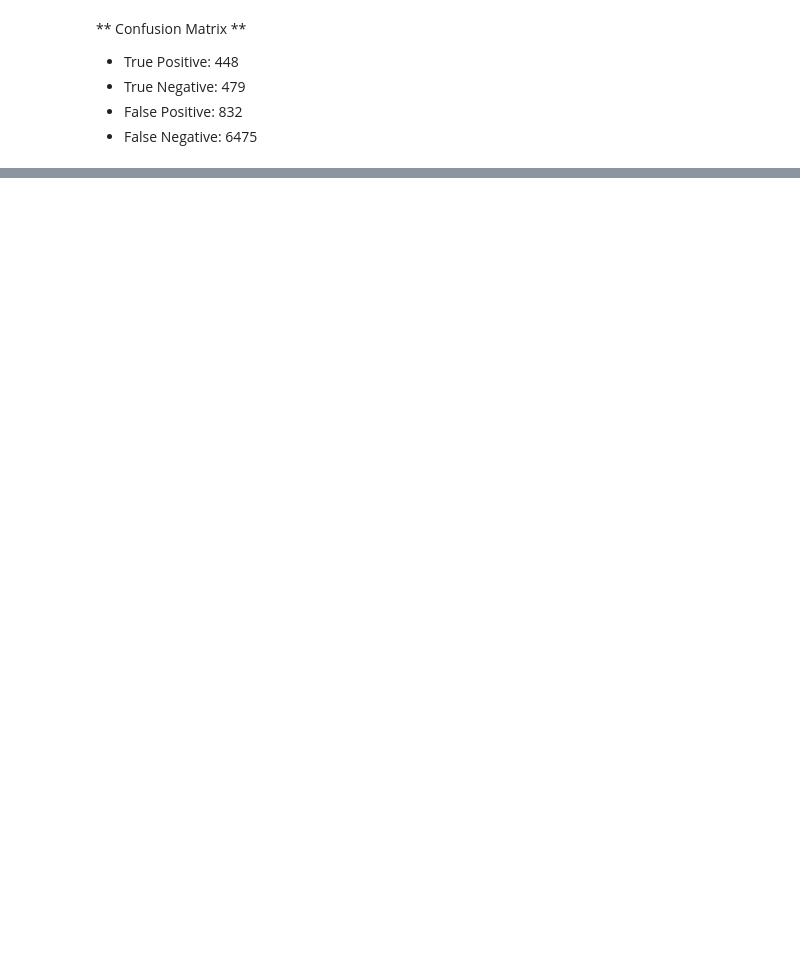
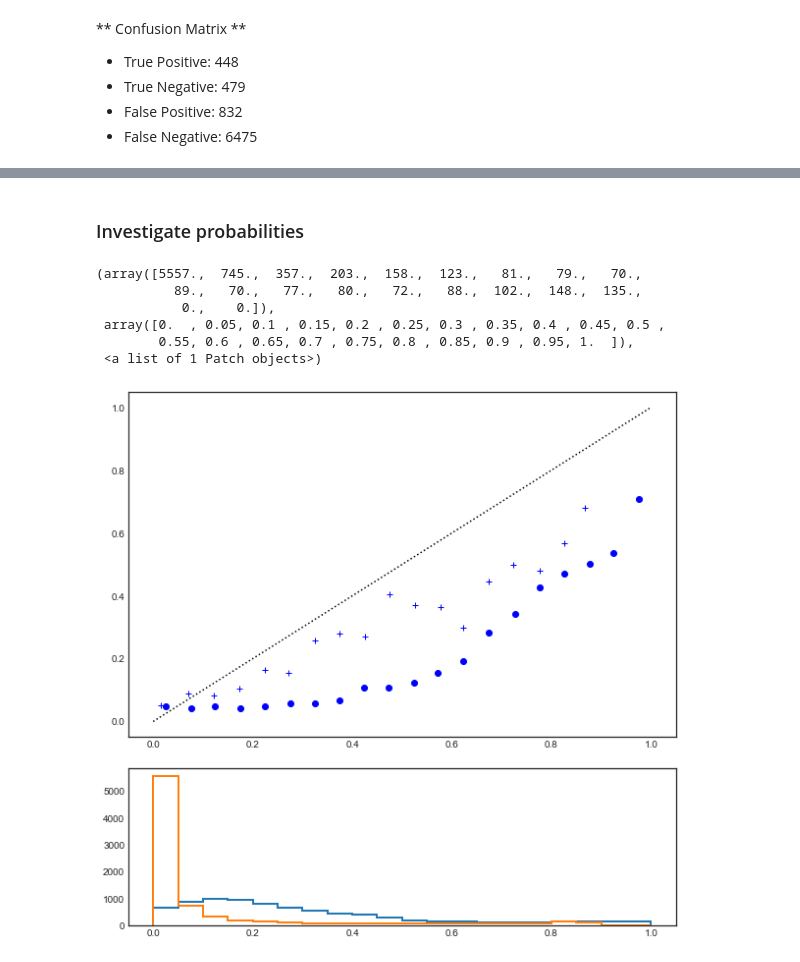
Before and after one commit to arabidze/Python_examples, a Jupyter notebook: bank_sales_git.ipynb, the cells around one changed output, grey strips where cells are left out. Cells and saved outputs as stored; diff of their text form; code cells hidden in the pictures; blank space fills up the shorter version.

```diff
--- a/bank_sales_git.ipynb
+++ b/bank_sales_git.ipynb
@@ -532,0 +470,45 @@ auc score:  0.7302404235036994
+# %% [markdown]
+### Investigate probabilities
+# %%
+
+prob_pos = predict_proba[:,1]
+
+
+calib_grid = CalibratedClassifierCV(base_estimator=\
+                                    grid.best_estimator_.named_steps['xg'],
+                                    method='sigmoid',
+#                                     method='isotonic',
+                                    cv='prefit')
+
+
+imputer = grid.best_estimator_.named_steps['by_features']
+calib_grid.fit(imputer.fit_transform(X_train), y_train)
+
+prob_pos_calib = calib_grid.predict_proba(imputer.fit_transform(X_test))[:,1]
+
+
+plt.figure(figsize=(10, 10))
+ax1 = plt.subplot2grid((3, 1), (0, 0), rowspan=2)
+ax2 = plt.subplot2grid((3, 1), (2, 0))
+
+ax1.plot([0, 1], [0, 1], "k:", label="Perfectly calibrated")
+
+fraction_of_positives, mean_predicted_value = \
+        calibration_curve(y_test, prob_pos, n_bins=20)
+
+fraction_of_positives_calib, mean_predicted_value_calib = \
+        calibration_curve(y_test, prob_pos_calib, n_bins=20)
+
+ax1.plot(mean_predicted_value, fraction_of_positives, 'bo', label='y')
+ax1.plot(mean_predicted_value_calib, fraction_of_positives_calib, 'b+', label='y')
+
+ax2.hist(prob_pos, range=(0, 1), bins=20, label='name', histtype="step", lw=2)
+ax2.hist(prob_pos_calib, range=(0, 1), bins=20, label='name', histtype="step", lw=2)
+# %% [output]
+(array([5557.,  745.,  357.,  203.,  158.,  123.,   81.,   79.,   70.,
+          89.,   70.,   77.,   80.,   72.,   88.,  102.,  148.,  135.,
+           0.,    0.]),
+ array([0.  , 0.05, 0.1 , 0.15, 0.2 , 0.25, 0.3 , 0.35, 0.4 , 0.45, 0.5 ,
+        0.55, 0.6 , 0.65, 0.7 , 0.75, 0.8 , 0.85, 0.9 , 0.95, 1.  ]),
+ <a list of 1 Patch objects>)
+[figure, added]
```
Also changed, not shown: parts of 26 cells of this notebook, 2 other files.
